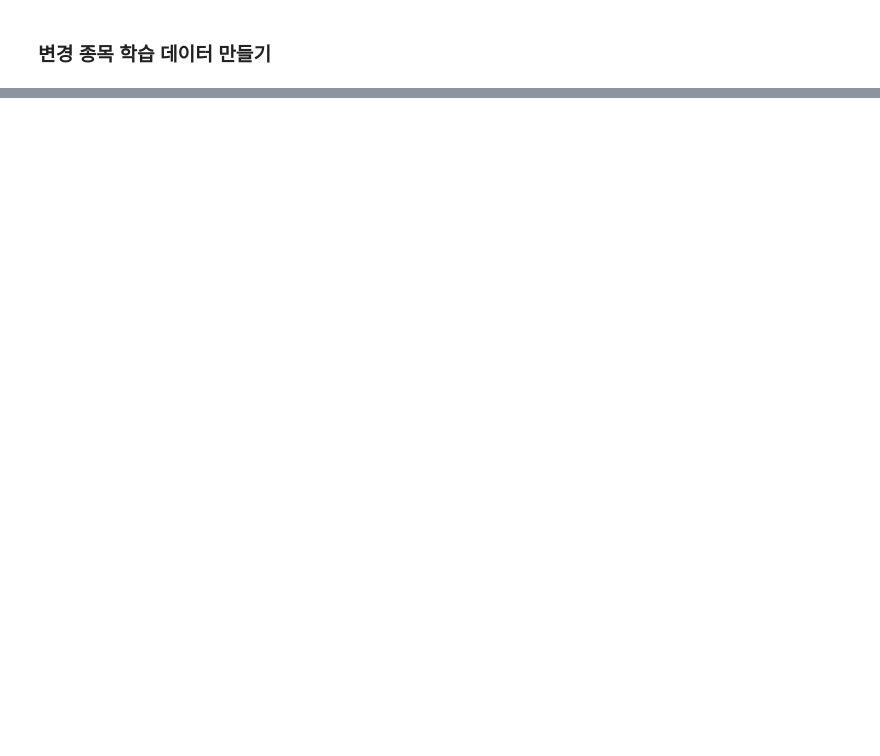
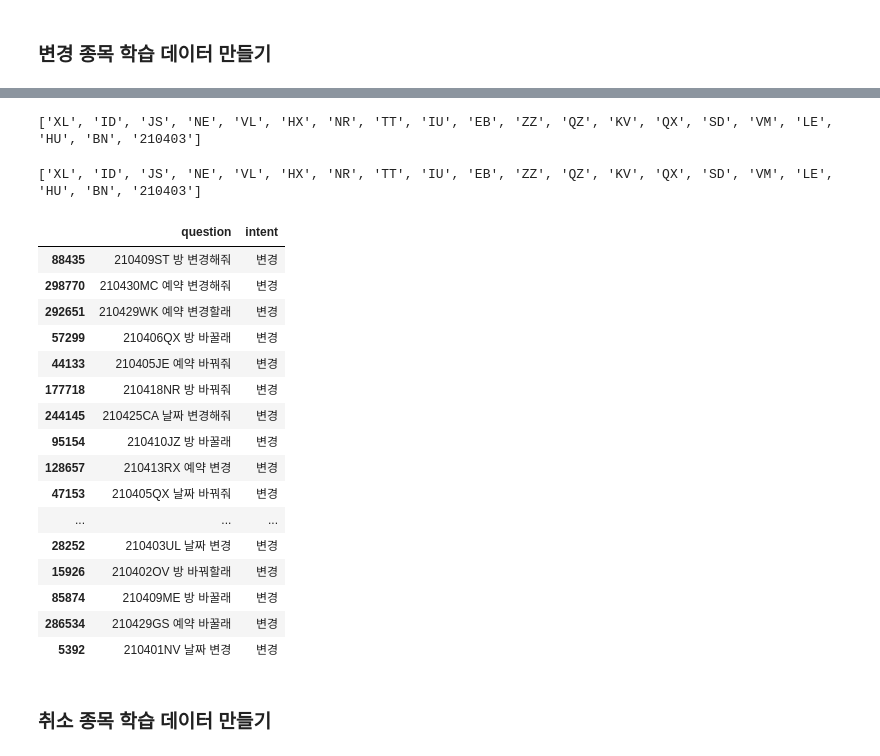
Before and after one commit to changyong93/Natural-language-processing-with-chat-bot, a Jupyter notebook: 챗봇_모델_학습(hotel_ver).ipynb, the cells around one changed output, grey strips where cells are left out. Saved outputs shown, nothing was run; the diff lists cells and outputs as text; code cells hidden in the pictures; blank space fills up the shorter version.

```diff
--- a/챗봇_모델_학습(hotel_ver).ipynb
+++ b/챗봇_모델_학습(hotel_ver).ipynb
@@ -376,7 +367,7 @@ for i in range(10):
 with open("./user-dic/nnp.csv","r") as f:
   file_data = f.readlines()
 
-for word in words:
+for word in words_hotel:
   jongsung_TF = get_jongsung_TF(word)
 
   line = f"{word},,,,NNP,*,{jongsung_TF},{word},*,*,*,*,*\n"
@@ -518,6 +492,6 @@ from sklearn.utils import shuffle
 #   price_list.append(price)
 #   price_list.append(price_won)
 
-price_list = [100000, "100000원"]
+price_list = ["100000", "100000원"]
 print(price_list)
 # %% [output]
@@ -685,0 +692,27 @@ reservation_df.sample(20)
+# %%
+def question_generator(reservation_number_list):
+  question = []
+
+  for reservation_number in reservation_number_list:
+    s1 = reservation_number + " 예약 변경해줘"
+    s2 = reservation_number + " 예약 변경할래"
+    s3 = reservation_number + " 예약 변경"
+    s4 = reservation_number + " 예약 바꿔줘"
+    s5 = reservation_number + " 예약 바꿀래"
+    s6 = reservation_number + " 날짜 변경해줘"
+    s7 = reservation_number + " 날짜 바꿔할래"
+    s8 = reservation_number + " 날짜 변경"
+    s9 = reservation_number + " 날짜 바꿔줘"
+    s10 = reservation_number + " 방 바꿀래"
+    s11 = reservation_number + " 방 변경해줘"
+    s12 = reservation_number + " 방 바꿔할래"
+    s13 = reservation_number + " 방 변경"
+    s14 = reservation_number + " 방 바꿔줘"
+    s15 = reservation_number + " 방 바꿀래"
+    question = question + [s1,s2,s3,s4,s5,s6,s7,s8,s9,s10,s11,s12,s13,s14,s15]
+
+  return question
+question = question_generator(reservation_number_list)
+# %%
+change = question.copy()
+len(change)
@@ -685,0 +767,37 @@ reservation_df.sample(20)
+# %%
+reservation_numbers = [mecab.morphs(number) for number in reservation_number_list]
+add_stopwords = list(set([word for number in reservation_numbers for word in number]))
+print(add_stopwords[:20])
+# %% [output]
+['XL', 'ID', 'JS', 'NE', 'VL', 'HX', 'NR', 'TT', 'IU', 'EB', 'ZZ', 'QZ', 'KV', 'QX', 'SD', 'VM', 'LE', 'HU', 'BN', '210403']
+# %%
+not_stopwords = ["변경","바꿀","바꿔"]
+change_stopwords_list = list(set([word for sample in tokenized_test_result for word in sample if word not in not_stopwords]))
+change_stopwords_list = list(set(change_stopwords_list + add_stopwords))
+print(change_stopwords_list[:20])
+# %% [output]
+['XL', 'ID', 'JS', 'NE', 'VL', 'HX', 'NR', 'TT', 'IU', 'EB', 'ZZ', 'QZ', 'KV', 'QX', 'SD', 'VM', 'LE', 'HU', 'BN', '210403']
+# %%
+change_data = {'question' : change, 'intent' : '변경'}
+chang_df = pd.DataFrame(change_data,columns = ["question","intent"])
+chang_df.sample(20)
+# %% [output]
+|  | question | intent |
+| 88435 | 210409ST 방 변경해줘 | 변경 |
+| 298770 | 210430MC 예약 변경해줘 | 변경 |
+| 292651 | 210429WK 예약 변경할래 | 변경 |
+| 57299 | 210406QX 방 바꿀래 | 변경 |
+| 44133 | 210405JE 예약 바꿔줘 | 변경 |
+| 177718 | 210418NR 방 바꿔줘 | 변경 |
+| 244145 | 210425CA 날짜 변경해줘 | 변경 |
+| 95154 | 210410JZ 방 바꿀래 | 변경 |
+| 128657 | 210413RX 예약 변경 | 변경 |
+| 47153 | 210405QX 날짜 바꿔줘 | 변경 |
+| ... | ... | ... |
+| 28252 | 210403UL 날짜 변경 | 변경 |
+| 15926 | 210402OV 방 바꿔할래 | 변경 |
+| 85874 | 210409ME 방 바꿀래 | 변경 |
+| 286534 | 210429GS 예약 바꿀래 | 변경 |
+| 5392 | 210401NV 날짜 변경 | 변경 |
+# %% [markdown]
+### 취소 종목 학습 데이터 만들기
```
Also changed, not shown: parts of 26 cells of this notebook.
